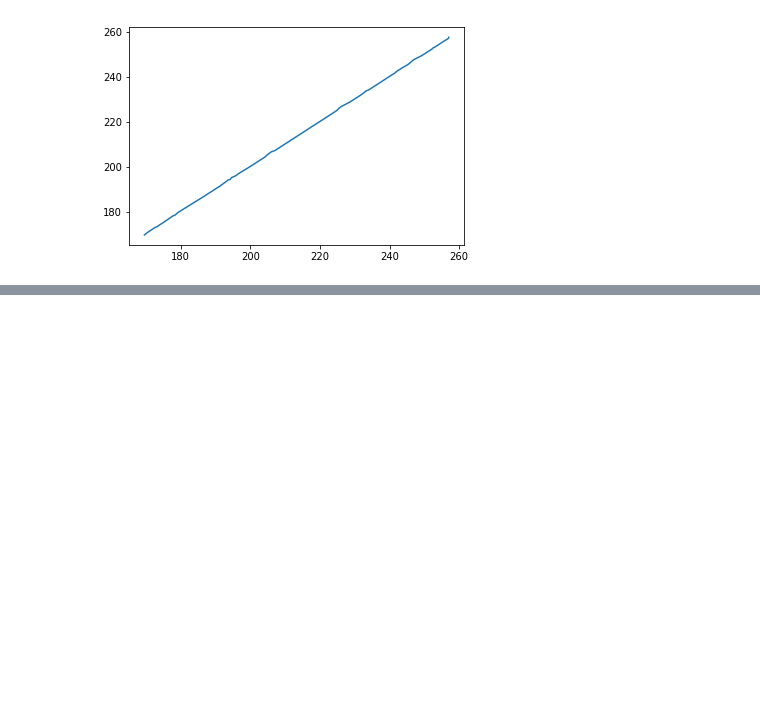
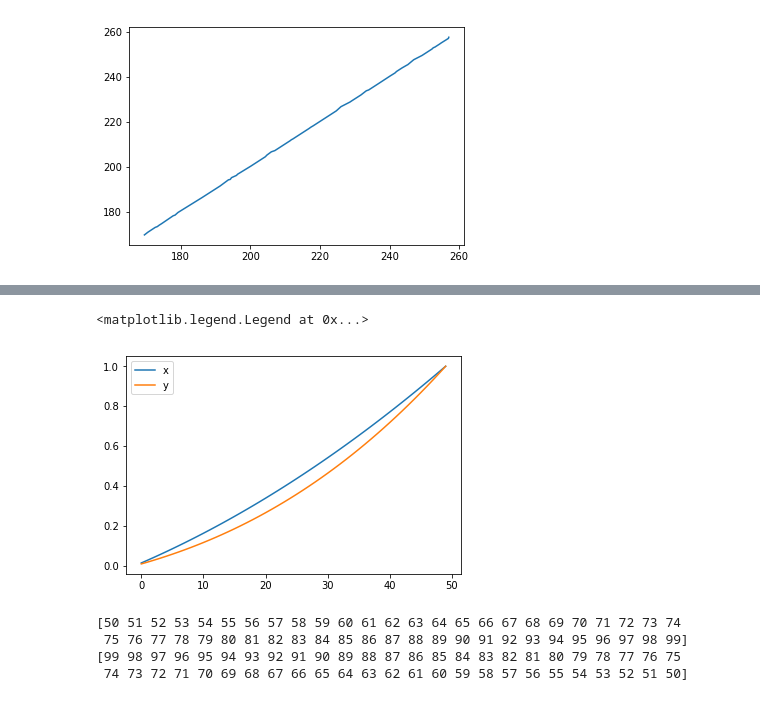
Before and after one commit to mscoggs/flare_cycles, a Jupyter notebook: testbed.ipynb, the cells around one changed output, grey strips where cells are left out. Cells and saved outputs as stored; diff of their text form; code cells hidden in the pictures; blank space fills up the shorter version.

```diff
--- a/testbed.ipynb
+++ b/testbed.ipynb
@@ -43,0 +57,16 @@ plt.plot(df['t_start'], df['t_stop'])
+# %%
+plt.plot(np.cumsum(x)/sum(x), label='x')
+plt.plot(np.cumsum(y)/sum(y), label='y')
+plt.legend?
+plt.legend()
+# %% [output]
+<matplotlib.legend.Legend at 0x...>
+[figure, added]
+# %%
+print(x)
+print(x[::-1]) # how to quickly reverse an array, very pythonic
+# %% [output]
+[50 51 52 53 54 55 56 57 58 59 60 61 62 63 64 65 66 67 68 69 70 71 72 73 74
+ 75 76 77 78 79 80 81 82 83 84 85 86 87 88 89 90 91 92 93 94 95 96 97 98 99]
+[99 98 97 96 95 94 93 92 91 90 89 88 87 86 85 84 83 82 81 80 79 78 77 76 75
+ 74 73 72 71 70 69 68 67 66 65 64 63 62 61 60 59 58 57 56 55 54 53 52 51 50]
```
Also changed, not shown: parts of 10 cells of this notebook.
